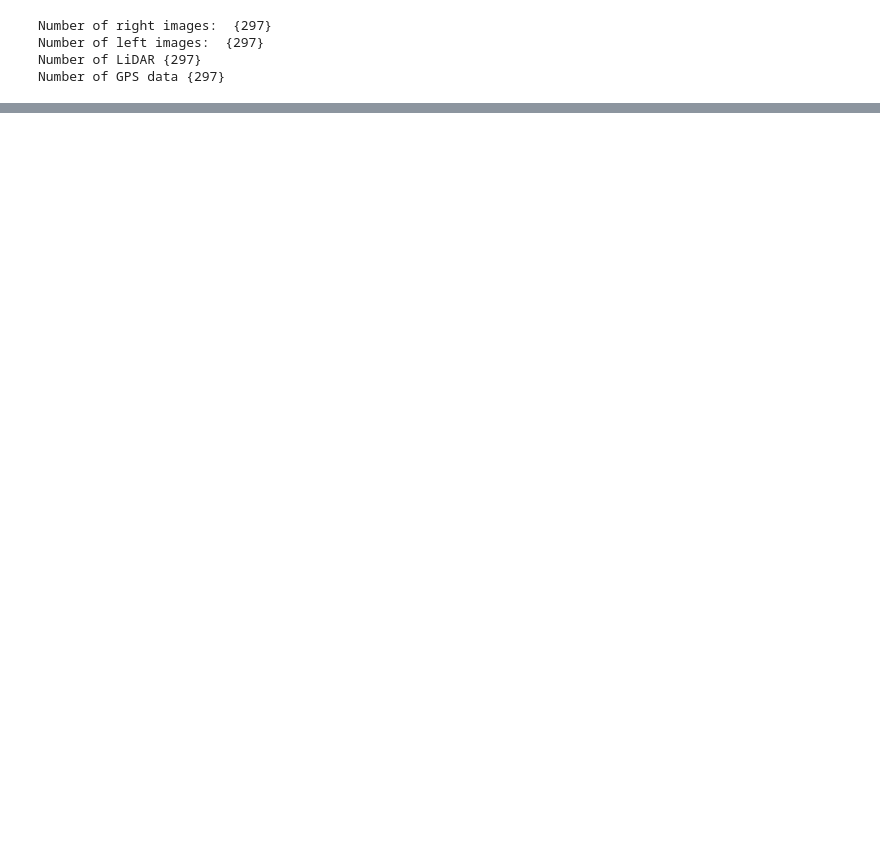
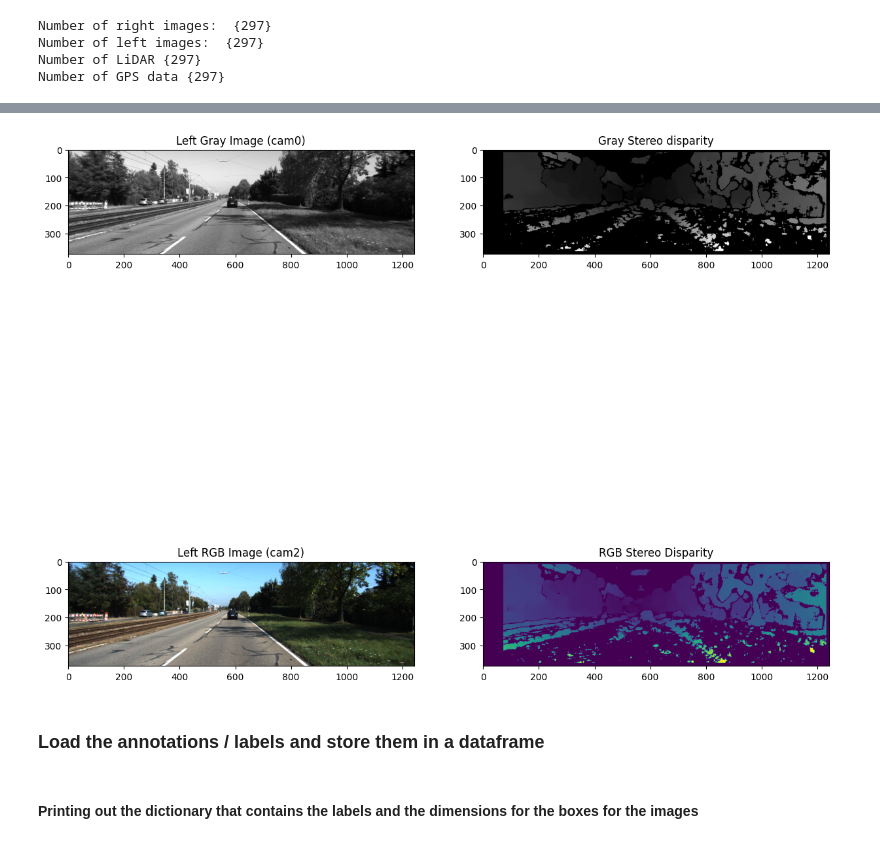
Before and after one commit to AbdilahiMJama/3D-Object-Detection-from-the-KITTI-dataset, a Jupyter notebook: testing.ipynb, the cells around one changed output, grey strips where cells are left out. Saved outputs shown, nothing was run; the diff lists cells and outputs as text; code cells hidden in the pictures; blank space fills up the shorter version.

```diff
--- a/testing.ipynb
+++ b/testing.ipynb
@@ -108,0 +40,3 @@ k.load_dataset(image_files,xml_file)
+# %%
+xml_file = '../data/2011_09_26/tracklet_labels.xml'
+basedir = '../data/'
@@ -108,0 +68,4 @@ k.load_dataset(image_files,xml_file)
+# %%
+date = '2011_09_26'
+drive = '0015'
+dataset = load_dataset(date,drive,True)
@@ -108,0 +91,25 @@ k.load_dataset(image_files,xml_file)
+# %%
+first_rgb = dataset.get_rgb(0)
+first_gray = dataset.get_gray(0)
+stereo = cv2.StereoBM_create()
+disp_gray = stereo.compute(np.array(first_gray[0]), np.array(first_gray[1]))
+disp_rgb = stereo.compute(cv2.cvtColor(np.array(first_rgb[0]),cv2.COLOR_RGB2GRAY),
+                          cv2.cvtColor(np.array(first_rgb[1]),cv2.COLOR_RGB2GRAY))
+f, ax = plt.subplots(2,2,figsize=(15,15))
+ax[0,0].imshow(first_gray[0],cmap='gray')
+ax[0,0].set_title('Left Gray Image (cam0)')
+
+ax[0,1].imshow(disp_gray,cmap='gray')
+ax[0,1].set_title('Gray Stereo disparity')
+
+ax[1,0].imshow(first_rgb[0])
+ax[1,0].set_title('Left RGB Image (cam2)')
+
+ax[1,1].imshow(disp_rgb)
+ax[1,1].set_title('RGB Stereo Disparity')
+
+plt.show()
+# %% [output]
+[figure, added]
+# %% [markdown]
+### Load the annotations /  labels and store them in a dataframe
@@ -108,0 +152,2 @@ k.load_dataset(image_files,xml_file)
+# %% [markdown]
+#### Printing out the dictionary that contains the labels and the dimensions for the boxes for the images
```
Also changed, not shown: parts of 30 cells of this notebook.
